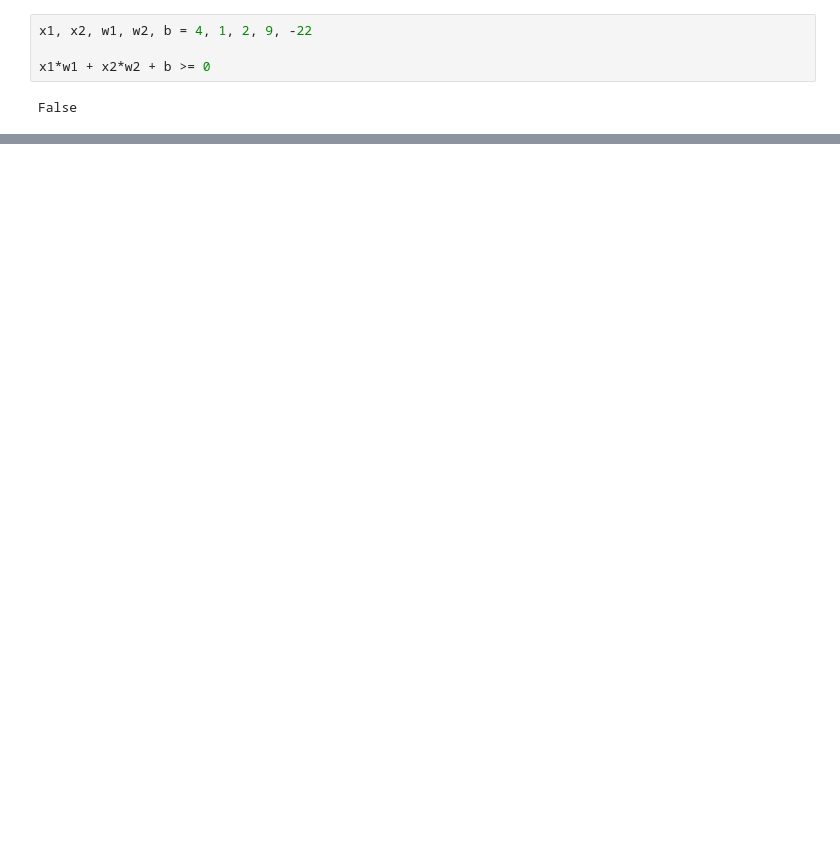
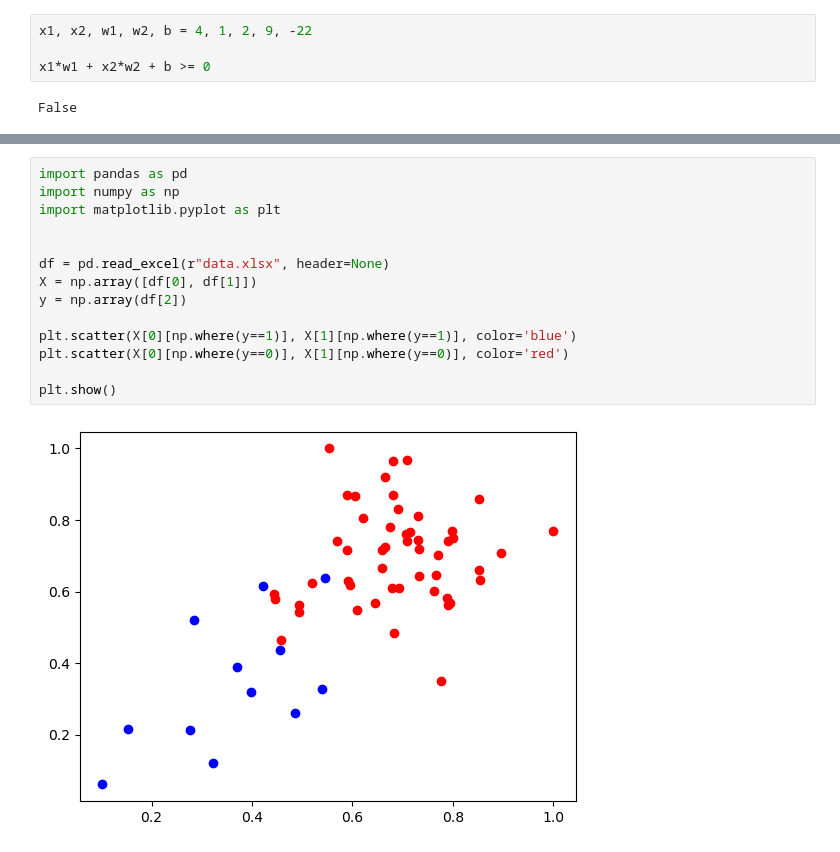
Before and after one commit to ashif-ali/Deep-Learning, a Jupyter notebook: Deep Learning Basics/Basic Perceptron.ipynb, the cells around one changed output, grey strips where cells are left out. Cells and saved outputs as stored; diff of their text form; blank space fills up the shorter version.

```diff
--- a/Deep Learning Basics/Basic Perceptron.ipynb
+++ b/Deep Learning Basics/Basic Perceptron.ipynb
@@ -19,3 +19,19 @@ perceptron(x, W, b)
 # %% [output]
 -5
+# %%
+import pandas as pd
+import numpy as np
+import matplotlib.pyplot as plt
+
+
+df = pd.read_excel(r"data.xlsx", header=None)
+X = np.array([df[0], df[1]])
+y = np.array(df[2])
+
+plt.scatter(X[0][np.where(y==1)], X[1][np.where(y==1)], color='blue')
+plt.scatter(X[0][np.where(y==0)], X[1][np.where(y==0)], color='red')
+
+plt.show()
+# %% [output]
+[figure, added]
 # %%
```
Also changed, not shown: parts of 4 cells of this notebook, 1 other file.
